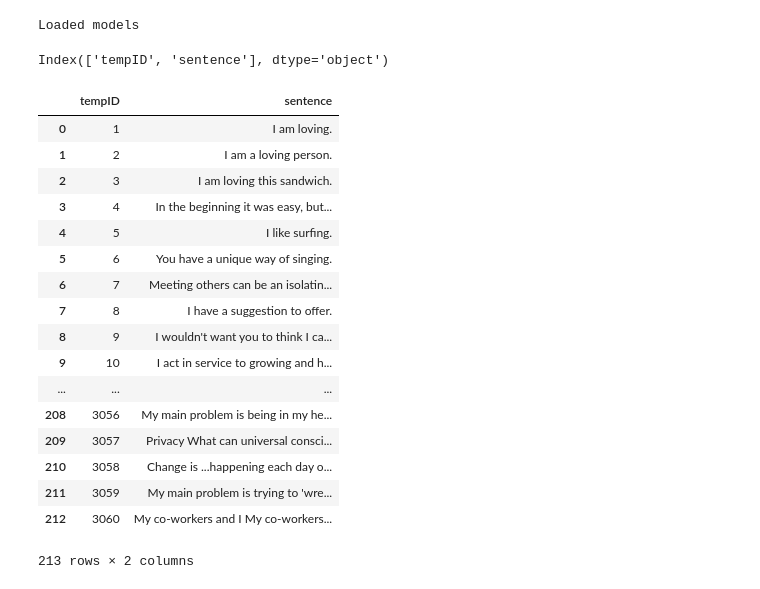
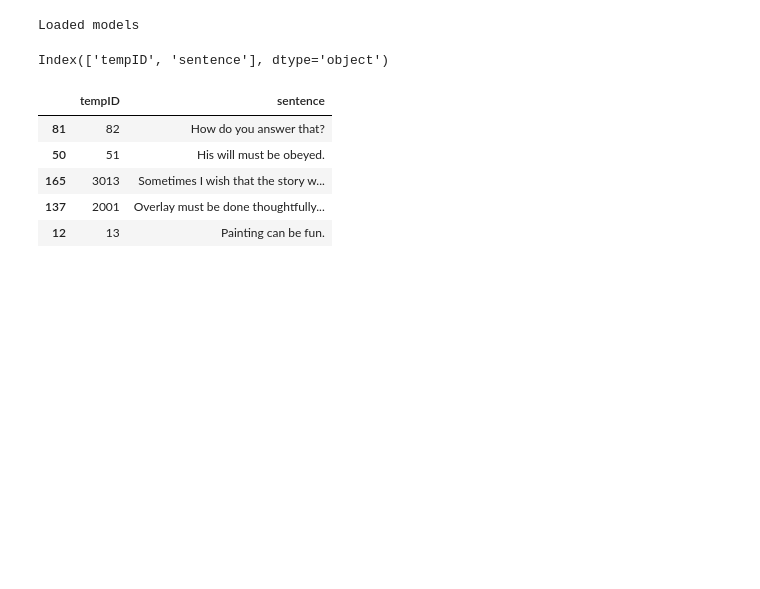
Before and after one commit to sv9388/active_passive, a Jupyter notebook: cluase_parser.ipynb, the cells around one changed output. Drawn from its saved outputs; the diff is of its cells as text; code cells hidden in the pictures; blank space fills up the shorter version.

```diff
--- a/cluase_parser.ipynb
+++ b/cluase_parser.ipynb
@@ -232,50 +234,38 @@ tsv = StringIO("""tempID	sentence
 3037	What gets me into trouble is Fear. That's the first thing to come to mind. When faced with a potential conflict, I will either fight or freeze, and each of these get me into trouble. I also think I lack a certain emotional intelligence in real time, so I don't realize that I should employ skillful means to communicate my vision or position. Instead I just foolishly move forward in a politically unwise fashion.
 3038	My father is caring, sometimes nice, I'm lucky to have a dad, a dad is like amor he cares for you, sometimes like a grandpa and grandma, but even more important, he is part of you he helped make you so a dad is something lucky to have. You couldn't even be alive if you didn't have a dad, well you could if he died but then you don't have a dad, but you did have a dad which means you do have a dad.
 3039	Change is happening all the time, continues and is inevitable. Change for each of us and as a species is product our individual and collective memory of our knowledge and experiences through time. Sometimes the change is thought to be external to ourselves, sometimes it is viewed to be caused by us individually. In some respects change is an illusion of our understanding and experiencing of time.
 3040	What gets me into trouble is My intellect. My mind is ultra fast and If im not fully in my center, I sometimes jap out something stupid. Because I easily see peoples struggle I can also easily hurt them.. Its a defence programme. It hasn't come up for a while now and I assume I got the better of it. There are many other things that will get me in trouble if I dont attend to my inner self in the for of my spiritual practice
 3041	These days, work from the perspective of the individual, is to reach beyond the confines of the mind, heart and body and use them to sense oneness with the gross, subtle and causal. From the perspective of the one, work is to sense through the specific circumstances of the individual to see where healing is required in the ever-present now and as mentioned above to apply to that location the energy of love and life.
 3042	When I am criticized I find myself going inward to first examine my response to this criticism, and also the state of my heart. I live from a commitment to have an open mind to the feedback which I receive from the world , with which I am engaged and to be teachable and willing to listen, so that I might learn from others. I acknowledge as well the pain which such criticism creates within the, and allow this pain to teach me as well.
 3043	These days, work is a giving back to the seeds planted by the Kosmic ocean. Through the exchange of the infinite Delight it moves through the \"me\" and asks for an unfolding of what it give to offer back to the whole. Work is also the causal ocean \"out there\" moving and calling forth itself from within this swirl, this formMy \"i\" and work is constituted by the Whole through all layers and levels of concrete, subtle and causal.
 3044	Raising a family I salute all those who are raising families and I know that this goes beyond the parents and it takes a village to raise a family - this feels more true these days and I am grateful for lifetimes of families and generations of families and ancestors who have played a part in raising me. While I will not be raising my own family,I do feel that I contribute to raising individuals by my presence and interaction with them.
 3045	When I am criticized it is one face of divinity noticing separation and responding. Every movement is a movement of an Ocean reaching into concrete, sublet and causal forms. it swirls at different rates which hold different noticingwe see what we have not loved and embraced as the ocean of delight. When someone see my form and shape and criticizes it, it is the divine looking at me and emendating its beauty towards itself in the collective.
 3046	Love changes when First, when there is a connectiononeness that unites consciousness, heart and body so that the localized and the infinite are experienced simultaneously. And second, when one feels the ability to shift the cosmic flow of life and love and direct some of its healing power where it is needed, either within the deepest essence of a loved one, a person in need, toward a global tragedy, or a world view or meme that is doing harm.
 3047	I am the voice at the edge of hearing, the movement in the corner of the eye, the novelty that makes you smile, the light in the darkness, and the nothingness at the heart of it all. I am the string, the wave, the field, the packet of energy. I am the watcher, the smiler, the laughter and the lover. I am the non-doer, the finger flowing through the air. The symbol and the sign. I am the deep belly laugh that brings forth existence.
 3048	When I am criticized I can have a range of responses depending upon how tired or resourceful I am or how closely what amnd how they say it matches a previous wound trigger. I can react defensively or just ask why they say that or as I often do ask them to "say more" so that I can more completely understand what they are saying so that I can fully understand their point of view, the context from which they formulated their thought and learn from it.
 3049	Business and society need a new social contract. They coexist with a great deal of tension in a capitalist structure and shareholders win out at the expense of the workers, the environment, and the community at large. Business needs to be in the \"business\" of generating value not wealth and operating within the constraints of our natural environment or actually contributing to better stewardship of the resources we have so we dont destroy ourselves.
 3050	When I am criticized I know there is something I must have missed, something I haven\'t noticed or a dynamic at work that is causing the person criticizing me to see in me a gap of some sort. And while that gap may or may not be there in reality, it is in that person\'s mind. This provides me the opportunity to explore that person\'s mind or world view. I would like that exploration to result in growth for us both or at least to enhance our relationship.
 3051	Crime and delinquency could be halted if we could see that the essence of who we are in unity and in variation are two side of one coin of WholnessIF we could see all \"other\" as our very own self, we could become privy to a Love that heals, that gently embraces the ways an Eternity postures and veils itself as a separation. in this embrace, the separation melts, because God is embraced at any level it shows its beautiful facein that embrace we feel heard and we feel whole...
 3052	If my mother I feel a pull to look back at my own upbringing and my mother's inevitable influence on my development. I am also aware of having moved beyond dwelling on unfinished business and see how much a trap that is for the ego and my identifying with the unmet need. I suppose if my mother had been different I might have had different hang ups, but as I believe now I am the only one who can do anything about them, it feels a bit immaterial right now.
 3053	These days, work Is something I continue to enjoy and take great pleasure in using it as a framework within which to continue my journey of discovery and fulfilment. Work is not separate to life. Work is part of living, of serving, of being useful. Indeed, one could call work - play. There is no separation. Whether I receive the appropriate value recognition or remuneration for my "job" is my judgement. Voluntary work, while unpaid, is the most rewarding, I find.
 3054	Change is the shittiest fucking thing ever; I so wish reality was completely static sometimes... at least, so says some part of me, at least right now - the thirst for permanence comes in waves, and it's pretty strong in me today... did I mention I'm wrestling with a couple of big and difficult life changes at the moment? :-) This is not representative of how I usually respond to this stem or talk about change, it's just what I'm present to at the moment...
 3055	Being with other people Is being nested within the eternal field that moves through and within everything. Charged as though all animate and inanimate forms are breathing, being breathed by the causal whole, so too, being with other people is being with all forms and the divine currents that extend Everywhere. It is like feeling and seeing the Divine Eternity at eternal play within itself; the One through the many as we all dance as fullness, nested within a eternal expanse...
 3056	My main problem is being in my head rather than fully present and instead running trauma patterns habitsbeliefs of being a victim, feeling I need to please others and abandon myself and then be angry when not cared for by others. The other main problem is not fitting in to the "popular Culture" world as I am often "too deep" seeing metaphorical symbolism and duplicityinauthenticity all around me and wanting to serve and be one with spirit rather then pursuing material things.
 3057	Privacy What can universal consciousness possibly conceive as 'private'...big laugh :) Still laughing :) :) This is hilarious. Everything is seen and is 'it' all of consciousness. In the localised expression of consciousness (as humans) at some levels and stages of development this is a great concern as it shows the humanity of fear, power, manipulation etc, all of which our evolution conspires to create (and also withhold its potential for unfolding). And this is so.
 3058	Change is ...happening each day on the one side: kids grow, you realise you get older and remember less, circumstances of living are different today, then yesterday. So you need to \"change\" your plan of today, you need to be open and flexibel and adopt to it, for example. Changes of behaviour or values demand go much depper and need to be reflected first. It can enter in new developments, but it is difficult to achieve this - personal as well as from the perspective of a society.
 3059	My main problem is trying to \'wrestle with the angel\'. The Vision is so Vast, there is no way that my human mind can \'wrap itself around it\'. It doesn\'t know how. Interestingly, my virtual assistant, Melanie Davis, whom I\'ve never met \'face to face\', brought to my awareness the Mission of Called By Love Institute when she said that the two people who are part of our core team working on building the new website seem to be doing it! The Mission calls it \'Harnessing the Power of Love\'
 3060	My co-workers and I My co-workers in the evolution of consciousness are members of 3 weekly weekly generative dialog groups. Together we enter shared containers of collective consciousness and collective heart. We explore who we are in this space and what is possible. We let go of our individual (subtle) egos and we practice trying on and owning identities grounded in more expansive perspectives. The ultimate goal is to share a planetary or Kosmic identity and once aligned, see what we can accomplish together as one.""")
 
 df = pd.read_csv(tsv, delimiter = "\t")
 print(df.columns)
-df
+df.sample(frac=1).head()
 # %% [output]
 Index(['tempID', 'sentence'], dtype='object')
 |  | tempID | sentence |
-| 0 | 1 | I am loving. |
-| 1 | 2 | I am a loving person. |
-| 2 | 3 | I am loving this sandwich. |
-| 3 | 4 | In the beginning it was easy, but... |
-| 4 | 5 | I like surfing. |
-| 5 | 6 | You have a unique way of singing. |
-| 6 | 7 | Meeting others can be an isolatin... |
-| 7 | 8 | I have a suggestion to offer. |
-| 8 | 9 | I wouldn't want you to think I ca... |
-| 9 | 10 | I act in service to growing and h... |
-| ... | ... | ... |
-| 208 | 3056 | My main problem is being in my he... |
-| 209 | 3057 | Privacy What can universal consci... |
-| 210 | 3058 | Change is ...happening each day o... |
-| 211 | 3059 | My main problem is trying to 'wre... |
-| 212 | 3060 | My co-workers and I My co-workers... |
+| 81 | 82 | How do you answer that? |
+| 50 | 51 | His will must be obeyed. |
+| 165 | 3013 | Sometimes I wish that the story w... |
+| 137 | 2001 | Overlay must be done thoughtfully... |
+| 12 | 13 | Painting can be fun. |
-213 rows × 2 columns
 # %%
 import re, html
```
Also changed, not shown: parts of 6 cells of this notebook.
